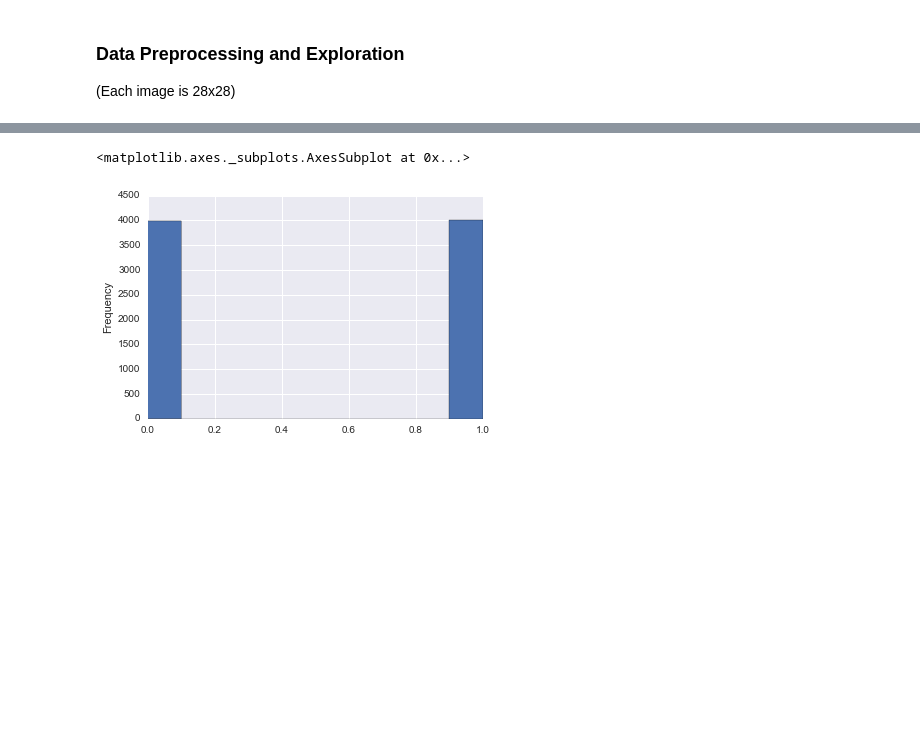
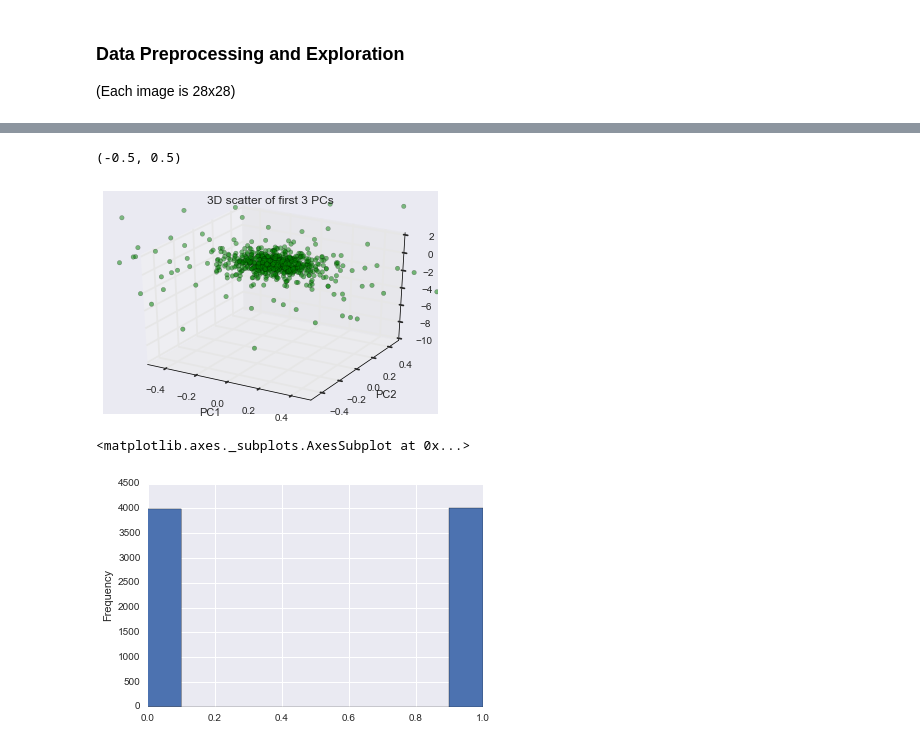
Before and after one commit to ysriram1/SVM-Convex-Images, a Jupyter notebook: script.ipynb, the cells around one changed output, grey strips where cells are left out. Cells and saved outputs as stored; diff of their text form; code cells hidden in the pictures; blank space fills up the shorter version.

```diff
--- a/script.ipynb
+++ b/script.ipynb
@@ -69,3 +127,16 @@ plt.ylim([-1,1])
+# %%
+fig = plt.figure()
+ax = plt.axes(projection='3d')
+
+ax.scatter(pca_X[0], pca_X[1], pca_X[2], c=colors)
+plt.title('3D scatter of first 3 PCs')
+plt.xlabel('PC1')
+plt.ylabel('PC2')
+plt.xlim([-0.5,0.5])
+plt.ylim([-0.5,0.5])
+# %% [output]
+(-0.5, 0.5)
+[figure, added]
 # %%
 pd.Series(Y).plot(kind='hist') # perfectly balanced --> can use accuracy as performance metric
 # %% [output]
```
Also changed, not shown: parts of 30 cells of this notebook.
